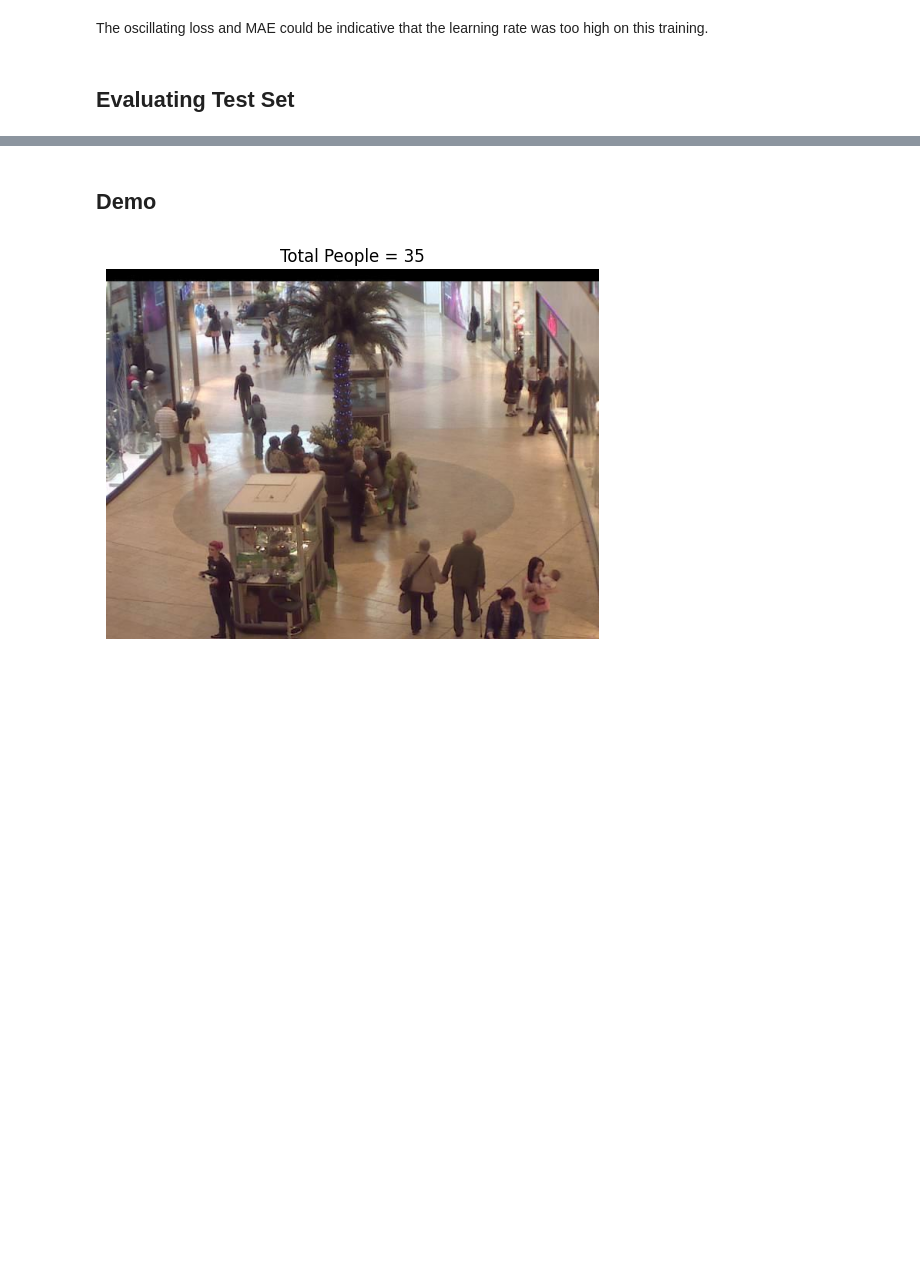
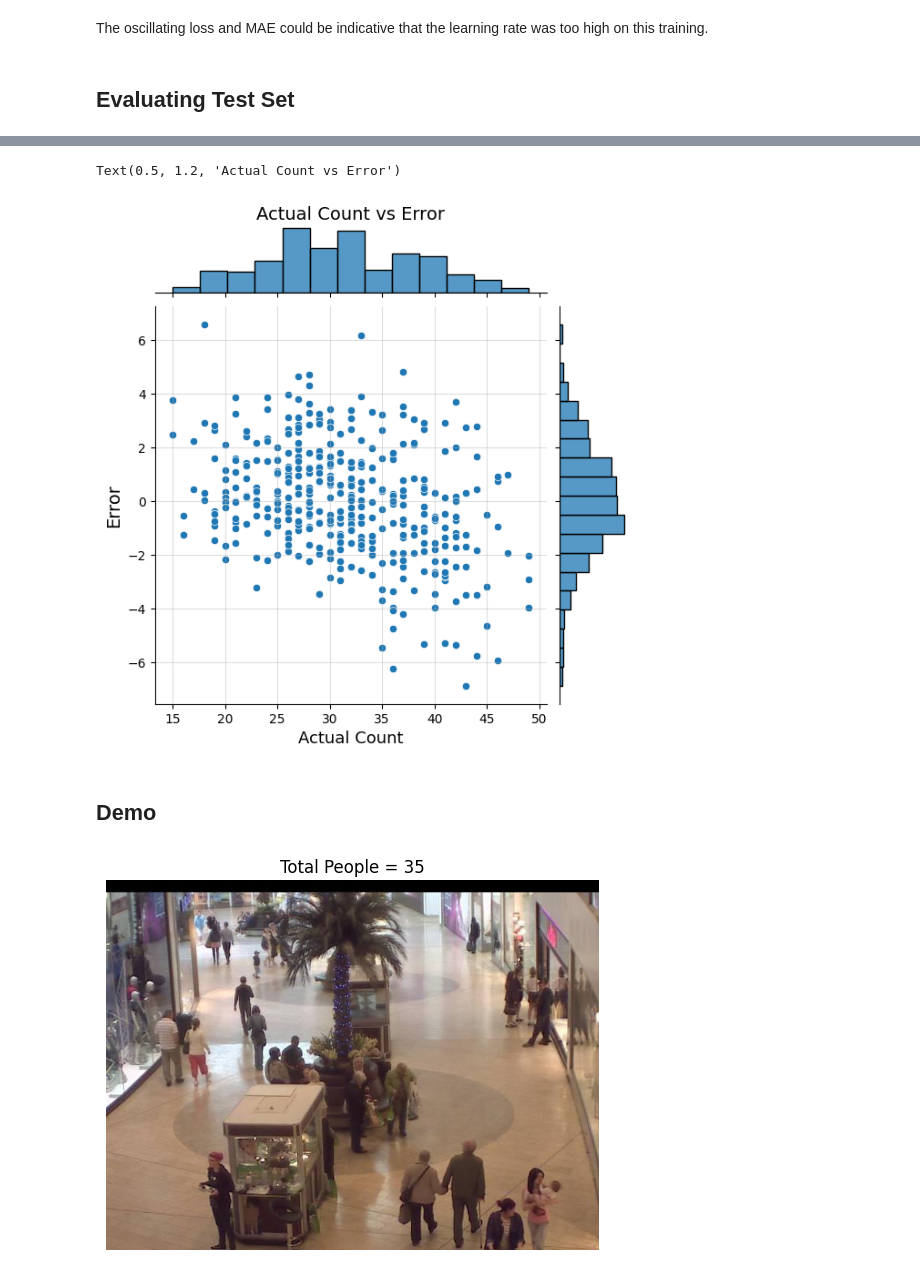
Before and after one commit to spencercody/AAI-521-Computer-Vision, a Jupyter notebook: dev_spencer/CNN-Counter.ipynb, the cells around one changed output, grey strips where cells are left out. Drawn from its saved outputs; the diff is of its cells as text; code cells hidden in the pictures; blank space fills up the shorter version.

Commit message:
more model analysis

```diff
--- a/dev_spencer/CNN-Counter.ipynb
+++ b/dev_spencer/CNN-Counter.ipynb
@@ -333,0 +350,2 @@ Mean Absolute Error for the test dataset = 1.714
+# %%
+predictions = model.predict(test_generator)
@@ -333,0 +356,10 @@ Mean Absolute Error for the test dataset = 1.714
+# %%
+true = test_generator.labels
+# %%
+eval_df = pd.DataFrame({
+    'actual': true,
+    'predicted': predictions.squeeze()
+})
+# %%
+eval_df['error'] = eval_df.predicted - eval_df.actual
+eval_df['error_abs'] = abs(eval_df.error)
@@ -334,3 +368,17 @@ Mean Absolute Error for the test dataset = 1.714
+# %%
+
+sns.jointplot(x='actual',
+              y='error',
+              data=eval_df,
+              kind='scatter',
+              )
+plt.xlabel('Actual Count', fontsize=13)
+plt.ylabel('Error', fontsize=14)
+plt.grid(':', alpha=.4)
+plt.title('Actual Count vs Error', y=1.2, fontsize=14)
+# %% [output]
+Text(0.5, 1.2, 'Actual Count vs Error')
+[figure, added]
 # %% [markdown]
 ## Demo
 # %%
```
Also changed, not shown: parts of 16 cells of this notebook, 12 other files.
